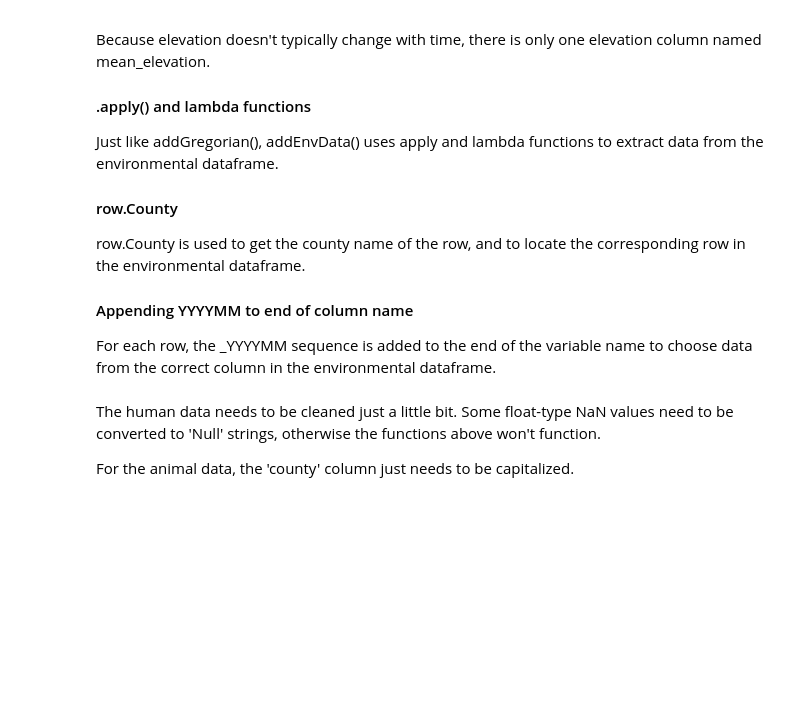
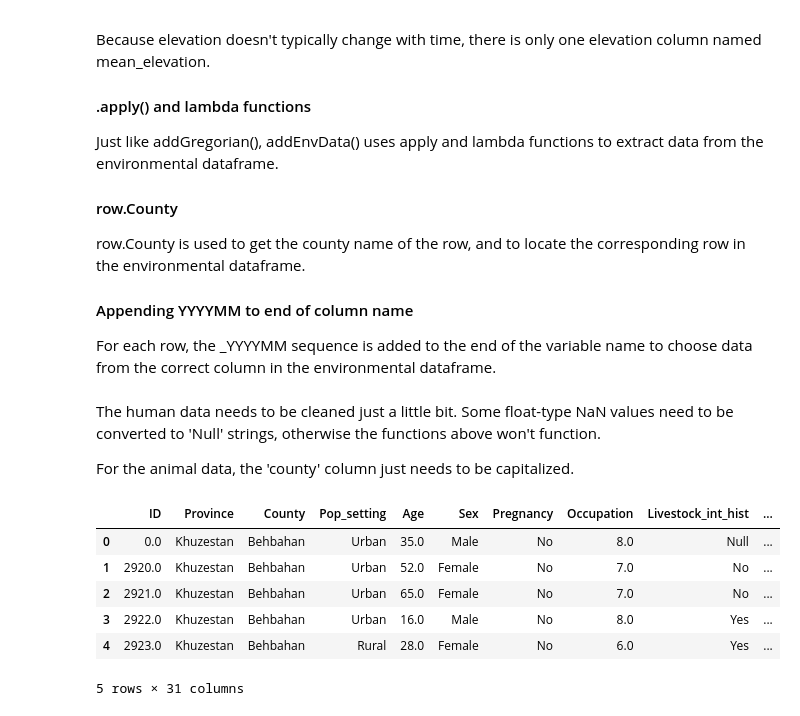
Before and after one commit to GEOCOMP-Brucellosis-Project/Project-Repo, a Jupyter notebook: prototype_tanner.ipynb, the cells around one changed output. Saved outputs shown, nothing was run; the diff lists cells and outputs as text; code cells hidden in the pictures; blank space fills up the shorter version.

```diff
--- a/prototype_tanner.ipynb
+++ b/prototype_tanner.ipynb
@@ -602,3 +602,13 @@ ani_sp_data.rename(columns={"county": "County"}, inplace=True)
 ## Adding environmental data to both dataframes
 addEnvData(ani_sp_data, envData, 'year', 'month')
 addEnvData(human_sp_data, envData, 'year', 'month')
+# %%
+human_sp_data.head()
+# %% [output]
+|  | ID | Province | County | Pop_setting | Age | Sex | Pregnancy | Occupation | Livestock_int_hist | ... |
+| 0 | 0.0 | Khuzestan | Behbahan | Urban | 35.0 | Male | No | 8.0 | Null | ... |
+| 1 | 2920.0 | Khuzestan | Behbahan | Urban | 52.0 | Female | No | 7.0 | No | ... |
+| 2 | 2921.0 | Khuzestan | Behbahan | Urban | 65.0 | Female | No | 7.0 | No | ... |
+| 3 | 2922.0 | Khuzestan | Behbahan | Urban | 16.0 | Male | No | 8.0 | Yes | ... |
+| 4 | 2923.0 | Khuzestan | Behbahan | Rural | 28.0 | Female | No | 6.0 | Yes | ... |
+5 rows × 31 columns
```
Also changed, not shown: 1 other file.
